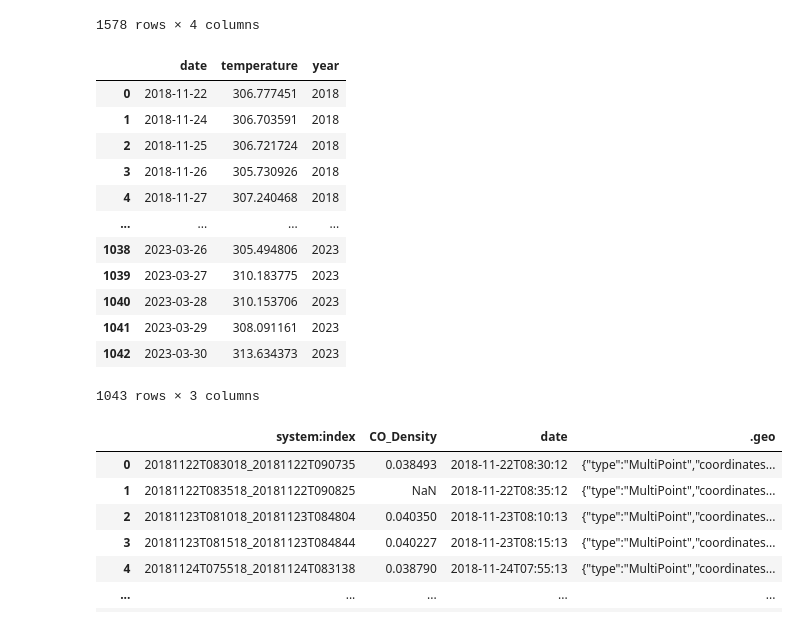
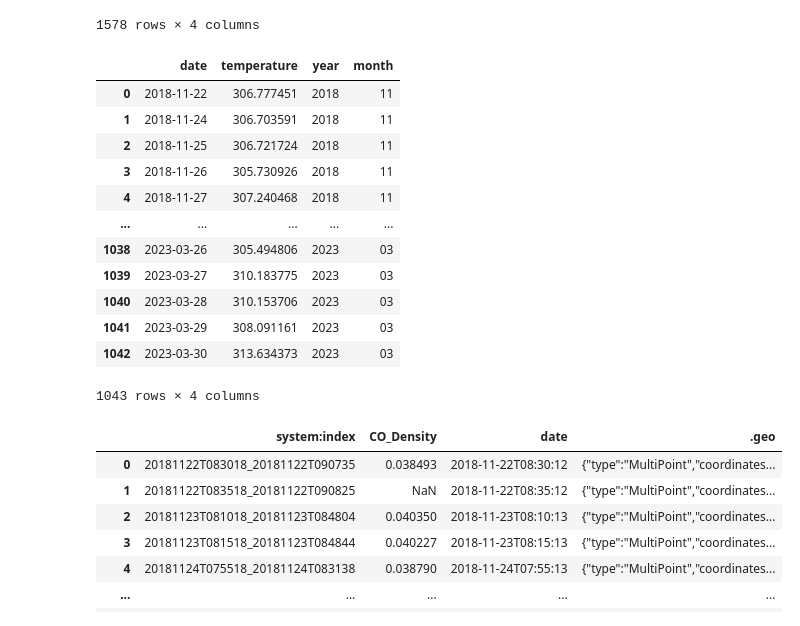
Before and after one commit to KMishra23/LST-vs-pollutant, a Jupyter notebook: test.ipynb, the cells around one changed output. Saved outputs shown, nothing was run; the diff lists cells and outputs as text; code cells hidden in the pictures.

```diff
--- a/test.ipynb
+++ b/test.ipynb
@@ -9,6 +9,9 @@ def dateCorrection(date):
 # %%
 def yearCorrection(date):
     return date[:4]
+# %%
+def monthCorrection(date):
+    return date[5:7]
 # %%
 LSTData = pd.read_csv('modis_land_temp.csv')
 LSTData
@@ -29,32 +32,35 @@ LSTData
 # %%
 LSTCleaned = LSTData.drop(['.geo'], axis=1)
 LSTCleaned = LSTCleaned.drop(['system:index'], axis=1)
 LSTCleaned = LSTCleaned.dropna()
 
 dates = LSTCleaned['date']
 dates = dates.apply(dateCorrection)
 LSTCleaned['date'] = dates
 
 LSTCleaned = LSTCleaned.groupby(['date'], axis=0, as_index=False).mean()
 
 years = LSTCleaned['date'].apply(yearCorrection)
 LSTCleaned['year'] = years
 
+months = LSTCleaned['date'].apply(monthCorrection)
+LSTCleaned['month'] = months
+
 LSTCleaned
 # %% [output]
-|  | date | temperature | year |
-| 0 | 2018-11-22 | 306.777451 | 2018 |
-| 1 | 2018-11-24 | 306.703591 | 2018 |
-| 2 | 2018-11-25 | 306.721724 | 2018 |
-| 3 | 2018-11-26 | 305.730926 | 2018 |
-| 4 | 2018-11-27 | 307.240468 | 2018 |
-| ... | ... | ... | ... |
-| 1038 | 2023-03-26 | 305.494806 | 2023 |
-| 1039 | 2023-03-27 | 310.183775 | 2023 |
-| 1040 | 2023-03-28 | 310.153706 | 2023 |
-| 1041 | 2023-03-29 | 308.091161 | 2023 |
-| 1042 | 2023-03-30 | 313.634373 | 2023 |
+|  | date | temperature | year | month |
+| 0 | 2018-11-22 | 306.777451 | 2018 | 11 |
+| 1 | 2018-11-24 | 306.703591 | 2018 | 11 |
+| 2 | 2018-11-25 | 306.721724 | 2018 | 11 |
+| 3 | 2018-11-26 | 305.730926 | 2018 | 11 |
+| 4 | 2018-11-27 | 307.240468 | 2018 | 11 |
+| ... | ... | ... | ... | ... |
+| 1038 | 2023-03-26 | 305.494806 | 2023 | 03 |
+| 1039 | 2023-03-27 | 310.183775 | 2023 | 03 |
+| 1040 | 2023-03-28 | 310.153706 | 2023 | 03 |
+| 1041 | 2023-03-29 | 308.091161 | 2023 | 03 |
+| 1042 | 2023-03-30 | 313.634373 | 2023 | 03 |
-1043 rows × 3 columns
+1043 rows × 4 columns
 # %%
 COData = pd.read_csv('Sentinel_CO.csv')
 NO2Data = pd.read_csv('Sentinel_NO2.csv')
```
Also changed, not shown: parts of 20 cells of this notebook, 17 other files.
